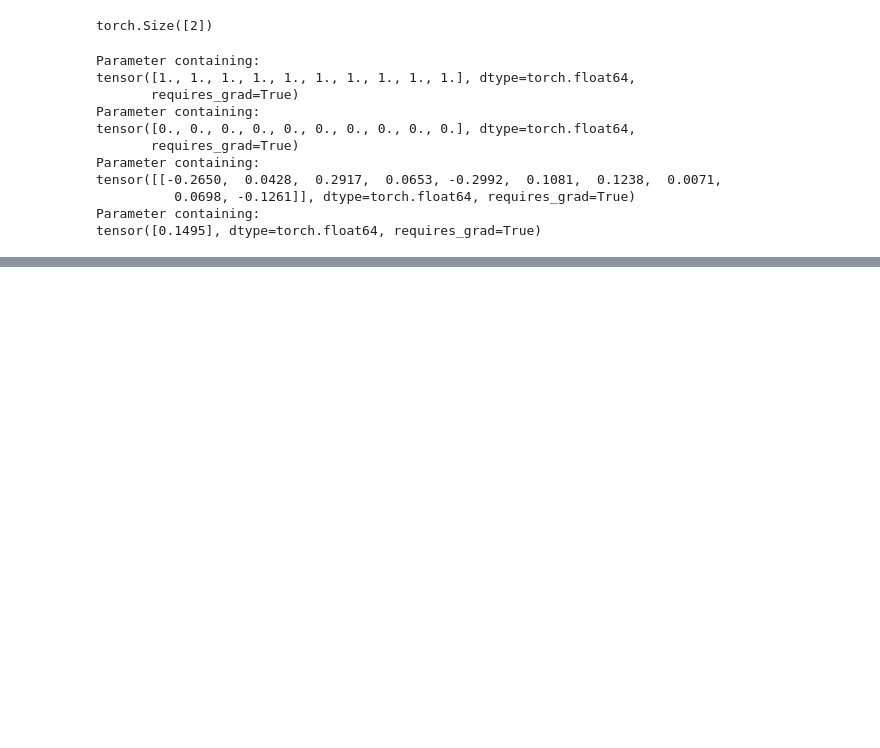
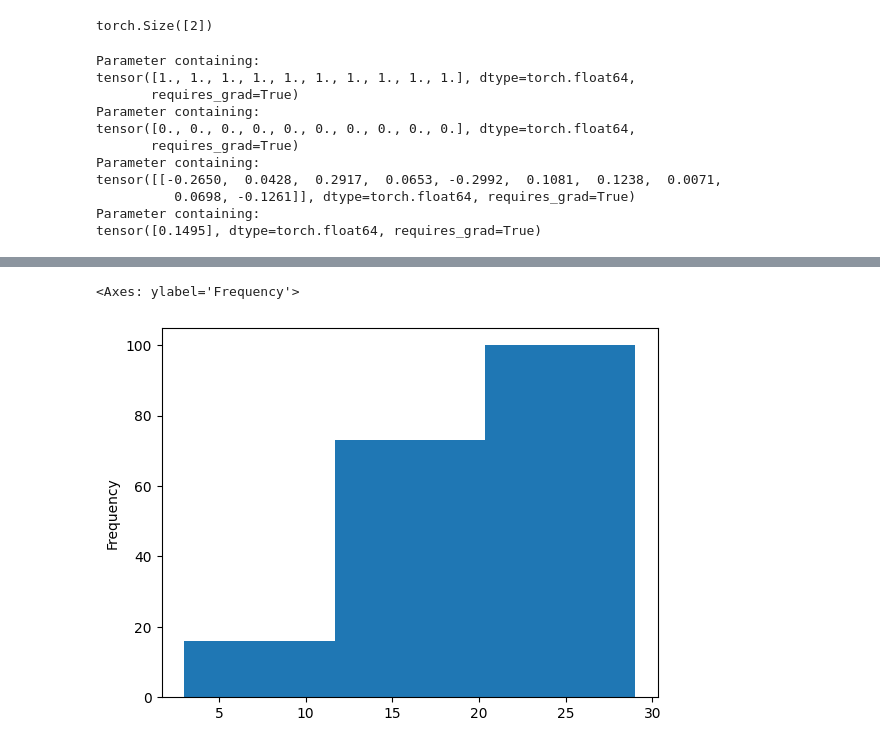
Before and after one commit to aviadsusman/nona, a Jupyter notebook: scratch.ipynb, the cells around one changed output, grey strips where cells are left out. Cells and saved outputs as stored; diff of their text form; code cells hidden in the pictures; blank space fills up the shorter version.

```diff
--- a/scratch.ipynb
+++ b/scratch.ipynb
@@ -487,0 +693,5 @@ tensor([0.1495], dtype=torch.float64, requires_grad=True)
+# %%
+from sklearn.model_selection import train_test_split
+
+full_df = pd.read_parquet('data/adresso/x_y.parquet')
+df = full_df[full_df['id'].str[4] == 'o']
@@ -487,0 +701,6 @@ tensor([0.1495], dtype=torch.float64, requires_grad=True)
+# %%
+df_no_thirty = full_df[full_df['mmse']!=30]
+df_no_thirty['mmse'].plot.hist(bins=3)
+# %% [output]
+<Axes: ylabel='Frequency'>
+[figure, added]
```
Also changed, not shown: parts of 43 cells of this notebook, 4 other files.
